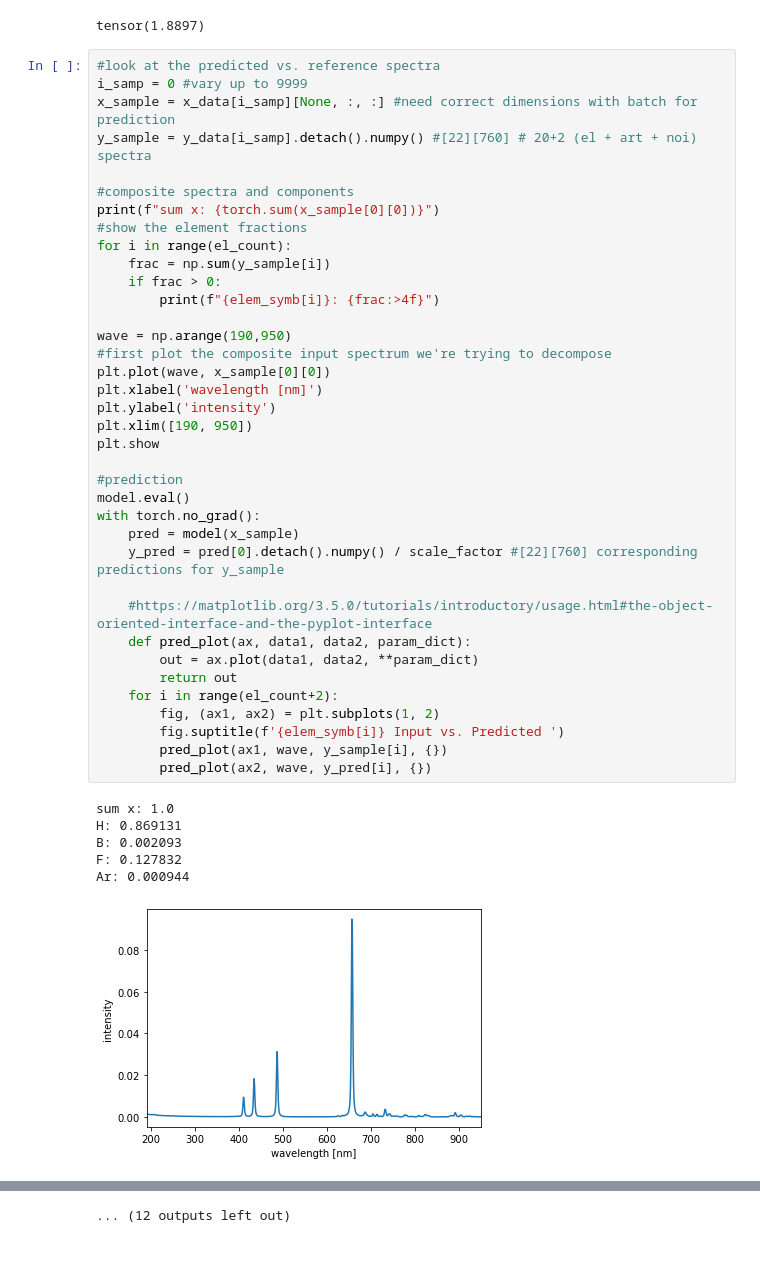
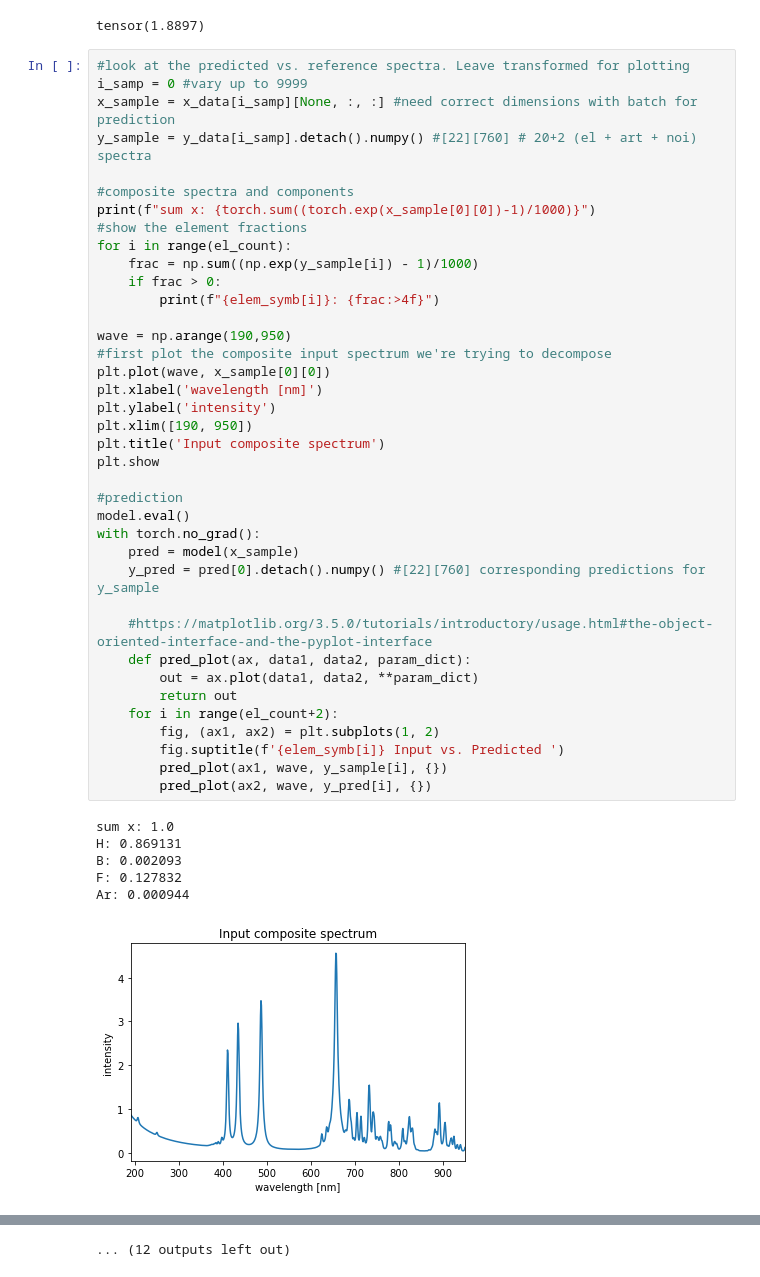
Before and after one commit to MWhitta/phaseMAP, a Jupyter notebook: OverfitTrain.ipynb, the cells around one changed output, grey strips where cells are left out. Drawn from its saved outputs; the diff is of its cells as text.

```diff
--- a/OverfitTrain.ipynb
+++ b/OverfitTrain.ipynb
@@ -99,46 +105,47 @@ torch.var(scale_factor * y_data)
 # %% [output]
 tensor(1.8897)
 # %%
-#look at the predicted vs. reference spectra
+#look at the predicted vs. reference spectra. Leave transformed for plotting
 i_samp = 0 #vary up to 9999
 x_sample = x_data[i_samp][None, :, :] #need correct dimensions with batch for prediction
 y_sample = y_data[i_samp].detach().numpy() #[22][760] # 20+2 (el + art + noi) spectra
 
 #composite spectra and components
-print(f"sum x: {torch.sum(x_sample[0][0])}")
+print(f"sum x: {torch.sum((torch.exp(x_sample[0][0])-1)/1000)}")
 #show the element fractions
 for i in range(el_count):
-    frac = np.sum(y_sample[i])
+    frac = np.sum((np.exp(y_sample[i]) - 1)/1000)
     if frac > 0:
         print(f"{elem_symb[i]}: {frac:>4f}")
 
 wave = np.arange(190,950)
 #first plot the composite input spectrum we're trying to decompose
 plt.plot(wave, x_sample[0][0])
 plt.xlabel('wavelength [nm]')
 plt.ylabel('intensity')
 plt.xlim([190, 950])
+plt.title('Input composite spectrum')
 plt.show
 
 #prediction
 model.eval()
 with torch.no_grad():
     pred = model(x_sample)
-    y_pred = pred[0].detach().numpy() / scale_factor #[22][760] corresponding predictions for y_sample
+    y_pred = pred[0].detach().numpy() #[22][760] corresponding predictions for y_sample
 
     #https://matplotlib.org/3.5.0/tutorials/introductory/usage.html#the-object-oriented-interface-and-the-pyplot-interface
     def pred_plot(ax, data1, data2, param_dict):
         out = ax.plot(data1, data2, **param_dict)
         return out
     for i in range(el_count+2):
         fig, (ax1, ax2) = plt.subplots(1, 2)
         fig.suptitle(f'{elem_symb[i]} Input vs. Predicted ')
         pred_plot(ax1, wave, y_sample[i], {})
         pred_plot(ax2, wave, y_pred[i], {})
 # %% [output]
 sum x: 1.0
 H: 0.869131
 B: 0.002093
 F: 0.127832
 Ar: 0.000944
-[figure, old version]
+[figure, new version]
```
Also changed, not shown: parts of 3 cells of this notebook, 3 other files.
